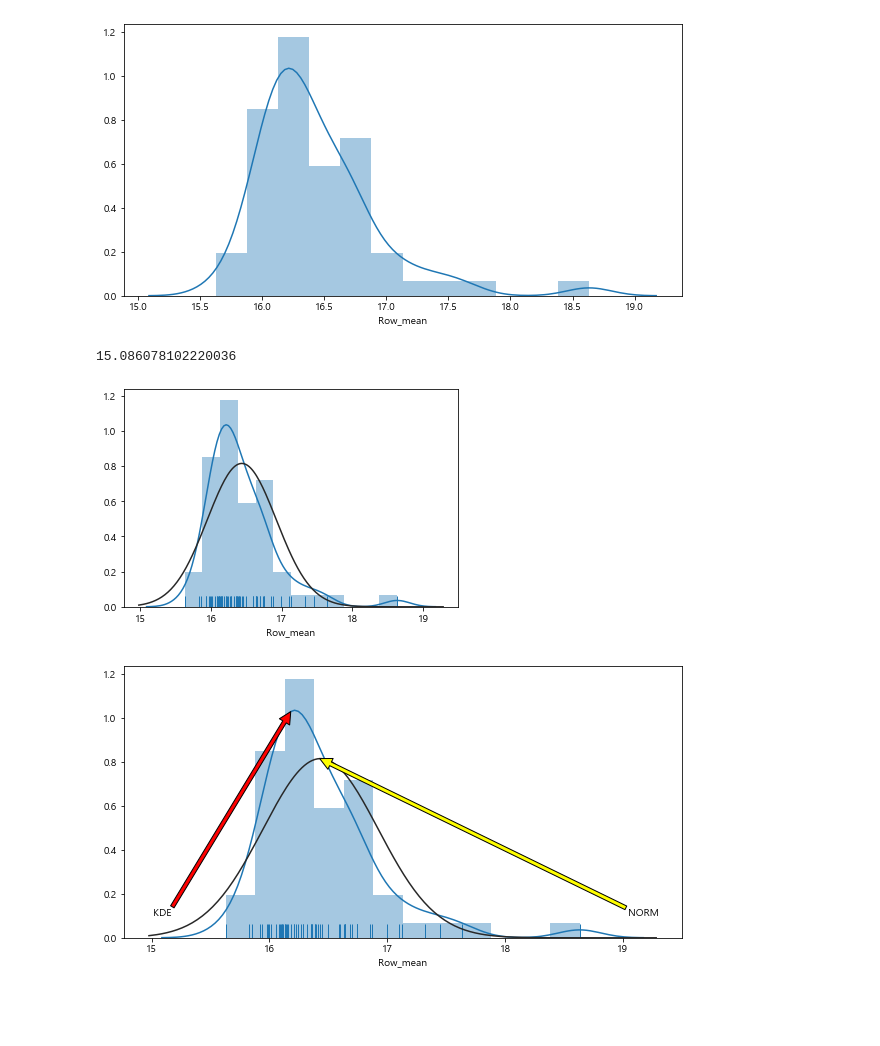
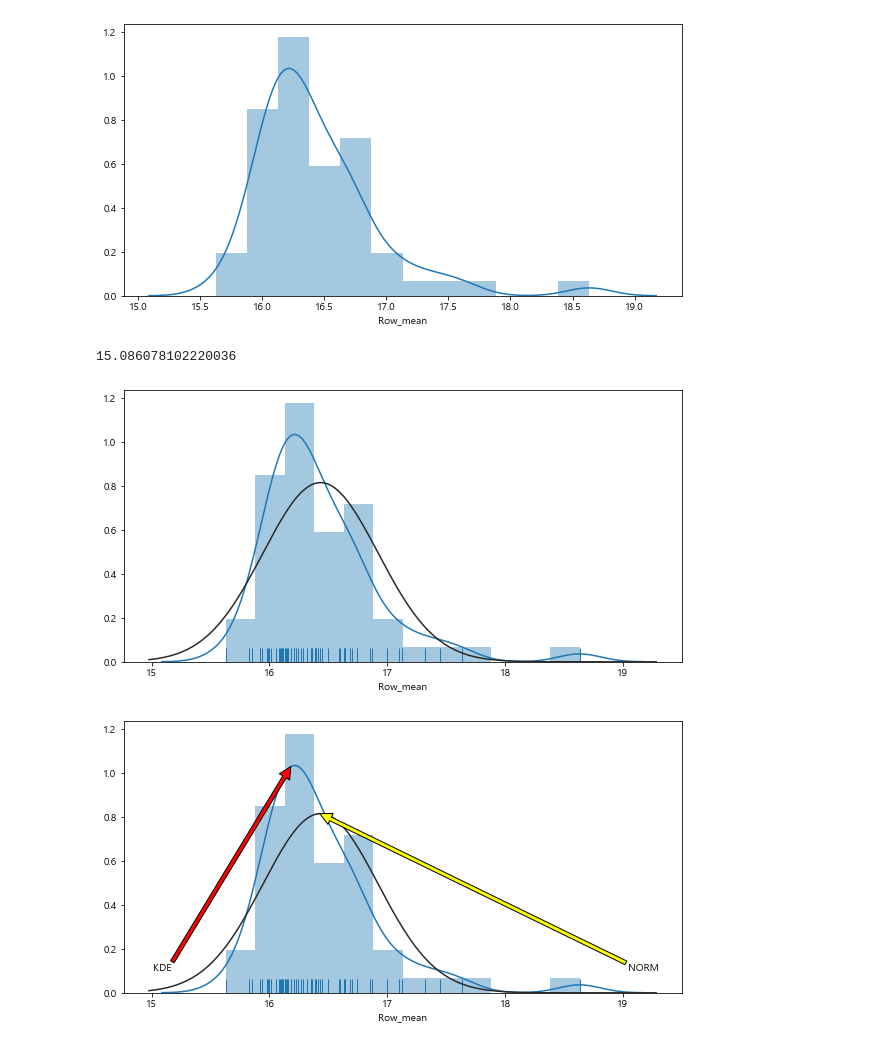
Before and after one commit to kdy7710/Bigdata_Team_Project, a Jupyter notebook: 뷰티인플루언서 영향력 유튜브/Beauty_Analytics.ipynb, the cells around one changed output. Drawn from its saved outputs; the diff is of its cells as text; code cells hidden in the pictures; blank space fills up the shorter version.

```diff
--- a/뷰티인플루언서 영향력 유튜브/Beauty_Analytics.ipynb
+++ b/뷰티인플루언서 영향력 유튜브/Beauty_Analytics.ipynb
@@ -193,10 +193,11 @@ sns.distplot(BBC['Row_mean'],kde=True)
 <matplotlib.axes._subplots.AxesSubplot at 0x...>
 [figure]
 # %%
+plt.figure(figsize=(10, 5))
 sns.distplot(BBC['Row_mean'],kde=True,fit = stats.norm,rug=True).get_lines()[0].get_data()[0].min()
 # %% [output]
 15.086078102220036
-[figure, old version]
+[figure, new version]
 # %%
 # 'Row_mean'의 kde와 해당 범위의 정규분포를 비교하는 함수
 def KDE_NORM_LOC_PPL(Series, KDELoc, NORMLoc):
```
Also changed, not shown: parts of 38 cells of this notebook, 1 other file.
